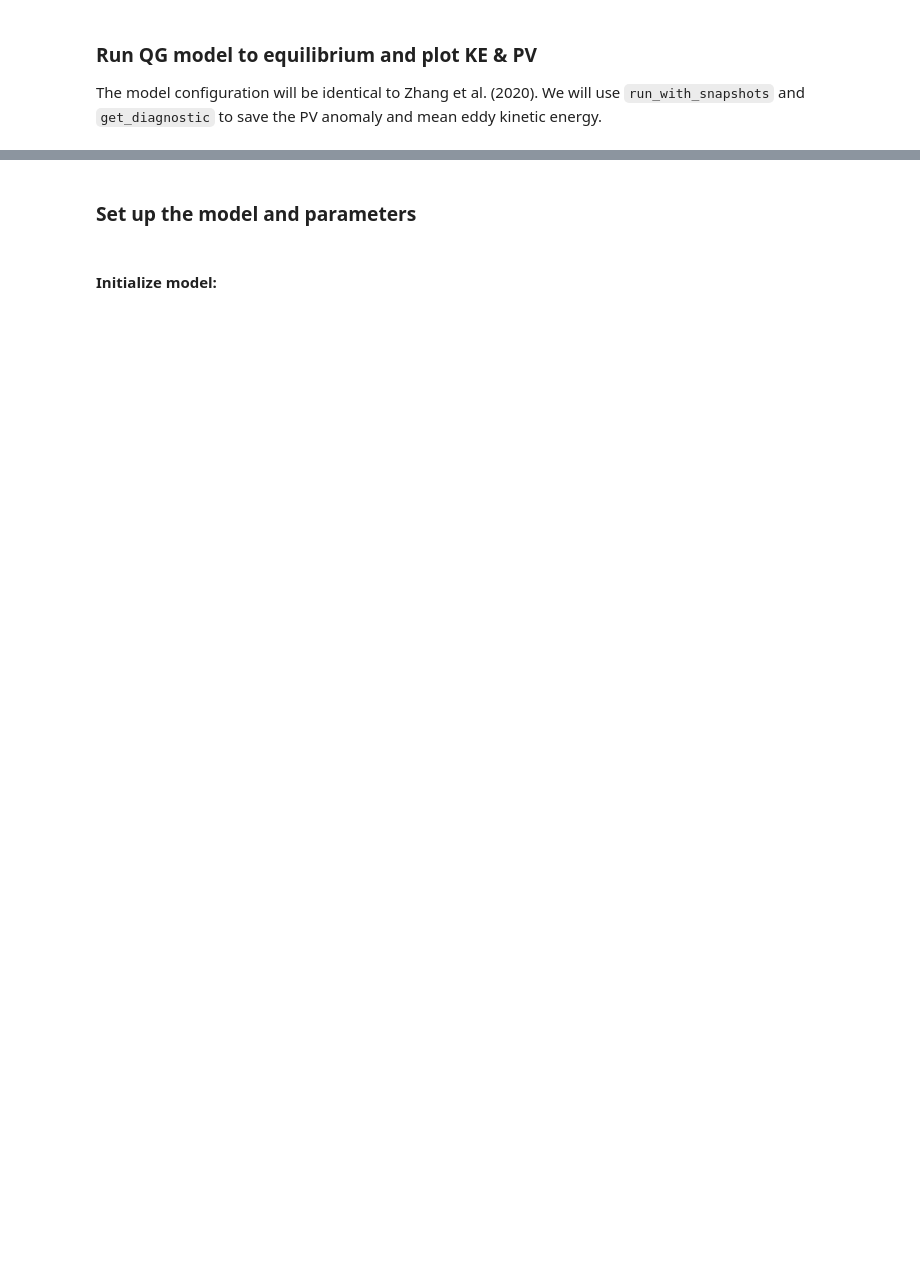
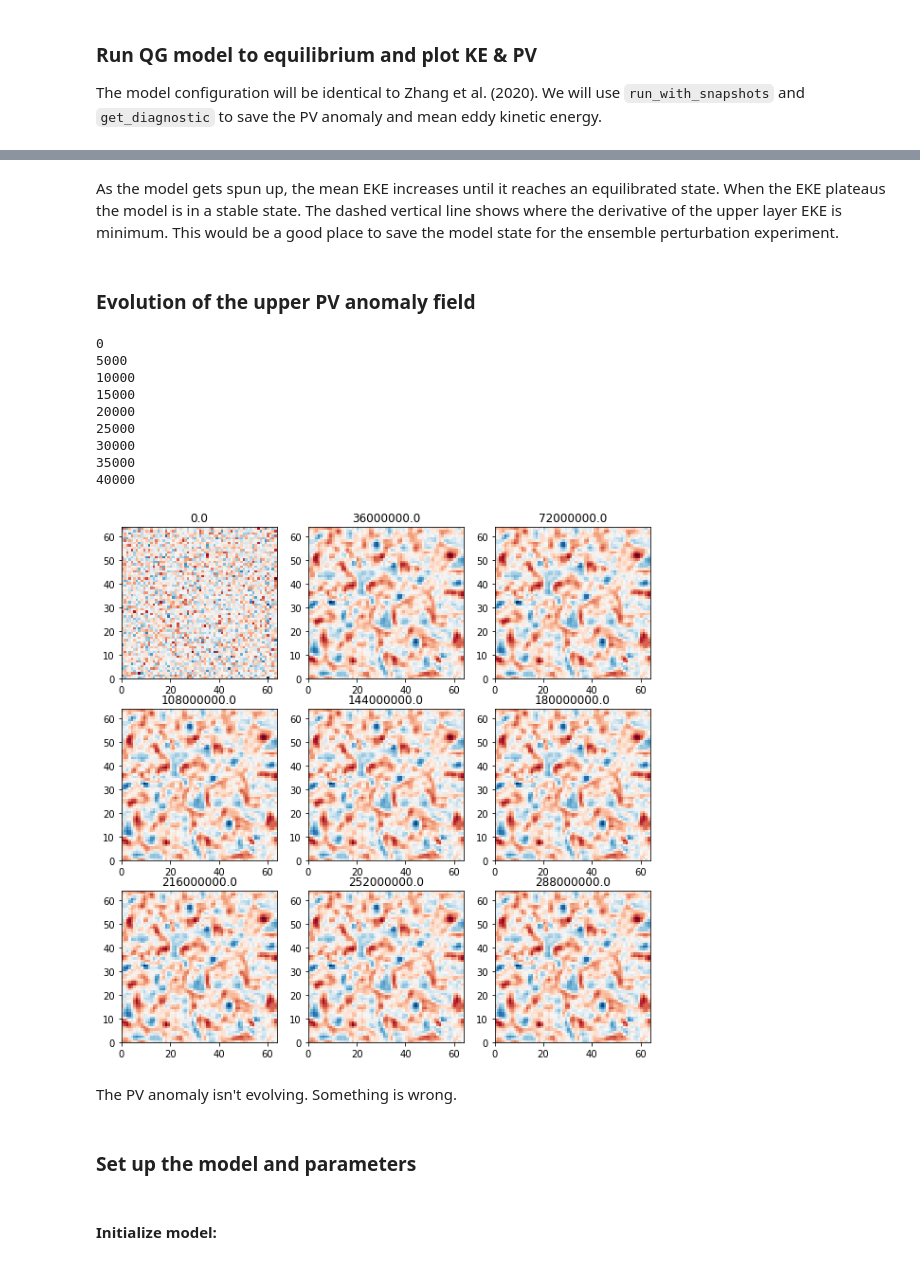
Before and after one commit to ocean-transport/lcs-ml, a Jupyter notebook: run_to_equilibrium.ipynb, the cells around one changed output, grey strips where cells are left out. Drawn from its saved outputs; the diff is of its cells as text; code cells hidden in the pictures; blank space fills up the shorter version.

```diff
--- a/run_to_equilibrium.ipynb
+++ b/run_to_equilibrium.ipynb
@@ -12,0 +146,27 @@ from xarray_output import model_to_dataset
+# %% [markdown]
+As the model gets spun up, the mean EKE increases until it reaches an equilibrated state. When the EKE plateaus the model is in a stable state. The dashed vertical line shows where the derivative of the upper layer EKE is minimum. This would be a good place to save the model state for the ensemble perturbation experiment.
+# %% [markdown]
+### Evolution of the upper PV anomaly field
+# %%
+plt.rcParams.update({'font.size': 10})
+lev=0 # level 1
+
+plt.figure(figsize=(10,10))
+for i in enumerate(range(0,len(q_snapshots),5000)):
+    print(i[1])
+    plt.subplot(3,3,i[0]+1)
+    plt.pcolormesh(q_snapshots[i[1],lev,:,:], cmap='RdBu')
+    plt.title(t_snapshots[i[1]])
+# %% [output]
+0
+5000
+10000
+15000
+20000
+25000
+30000
+35000
+40000
+[figure, added]
+# %% [markdown]
+The PV anomaly isn't evolving. Something is wrong.
```
Also changed, not shown: parts of 14 cells of this notebook, 1 other file.
